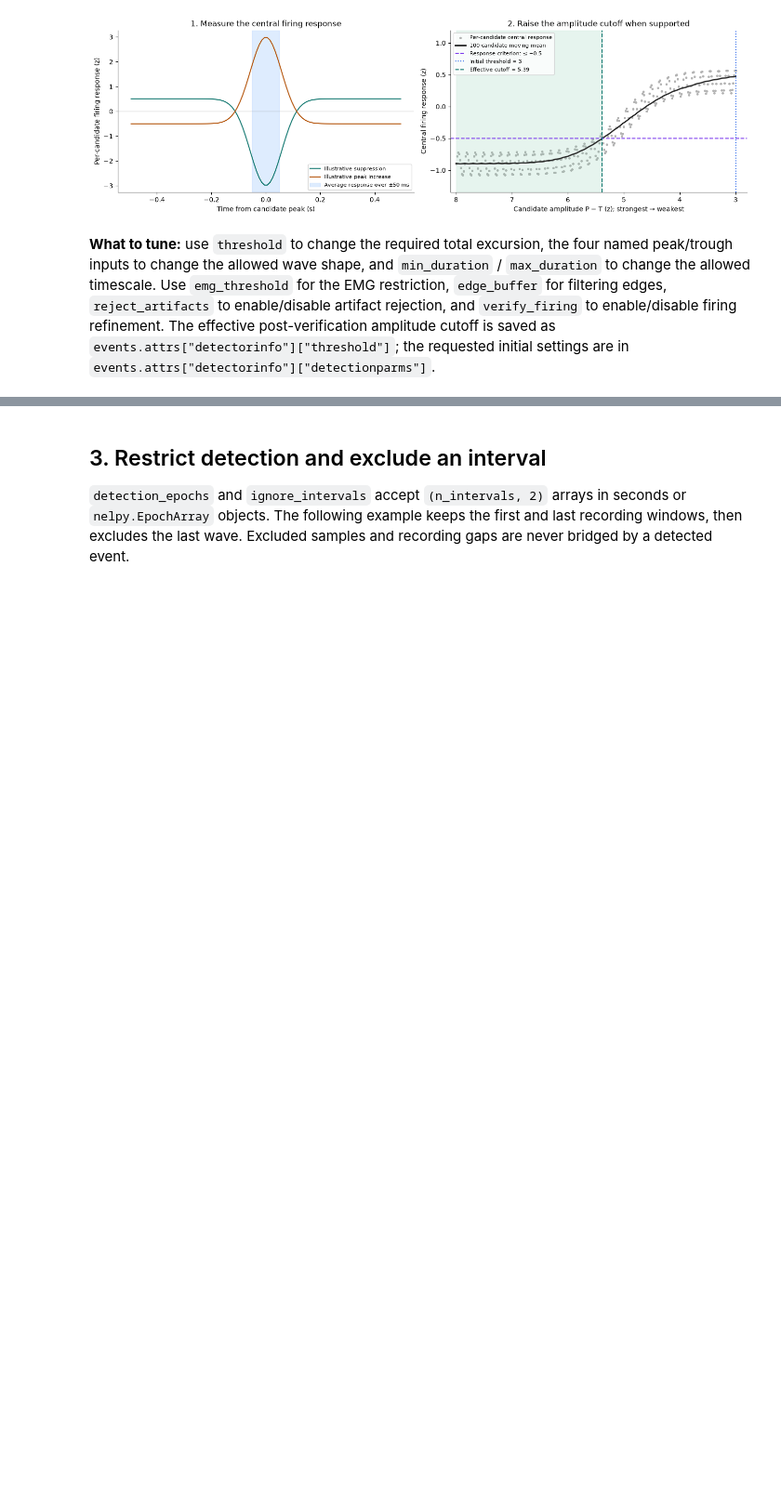
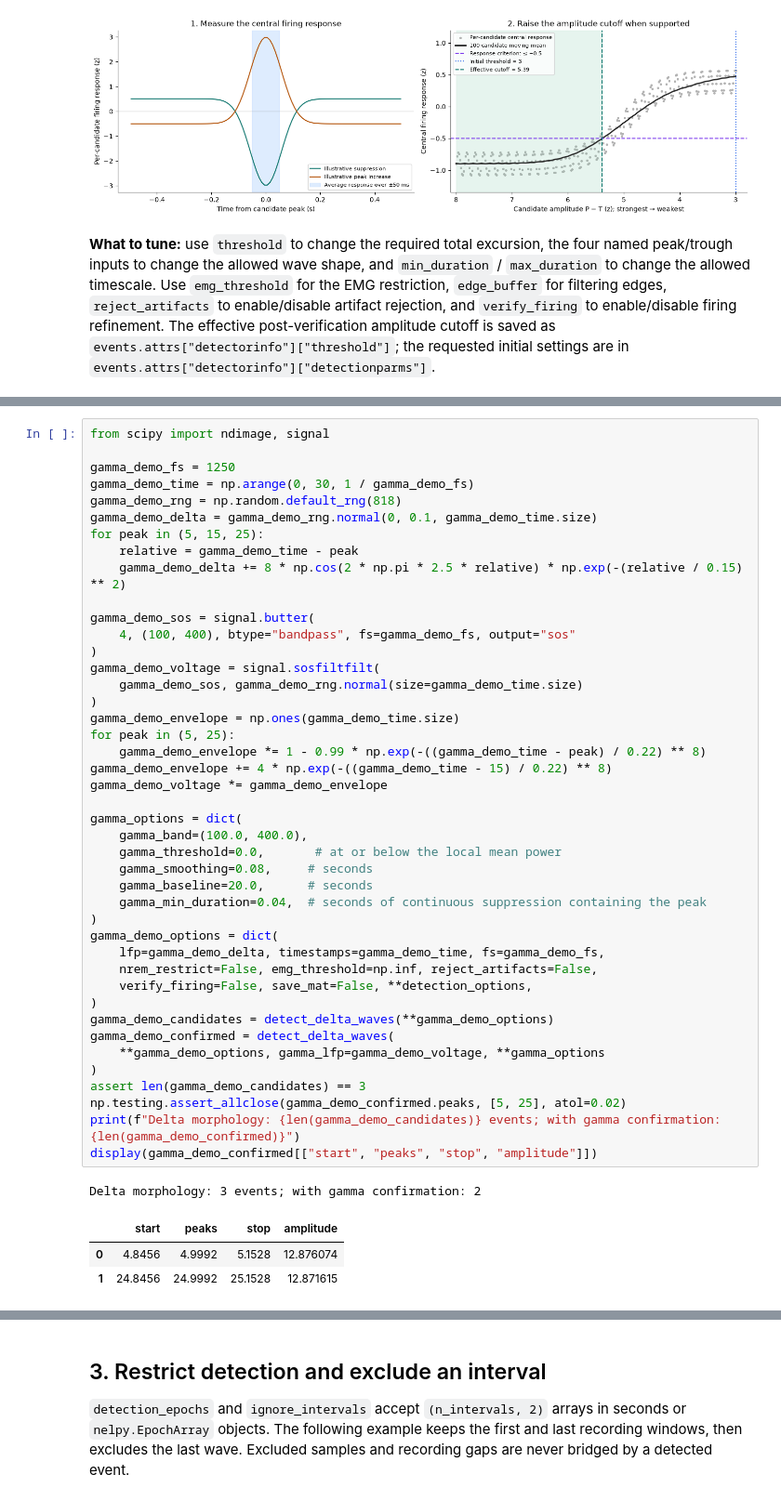
Before and after one commit to ryanharvey1/neuro_py, a Jupyter notebook: tutorials/delta_wave_detection.ipynb, the cells around one changed output, grey strips where cells are left out. Shown at 93% size. Cells and saved outputs as stored; diff of their text form; blank space fills up the shorter version.

```diff
--- a/tutorials/delta_wave_detection.ipynb
+++ b/tutorials/delta_wave_detection.ipynb
@@ -537,0 +564,48 @@ The effective post-verification amplitude cutoff is saved as
+# %%
+from scipy import ndimage, signal
+
+gamma_demo_fs = 1250
+gamma_demo_time = np.arange(0, 30, 1 / gamma_demo_fs)
+gamma_demo_rng = np.random.default_rng(818)
+gamma_demo_delta = gamma_demo_rng.normal(0, 0.1, gamma_demo_time.size)
+for peak in (5, 15, 25):
+    relative = gamma_demo_time - peak
+    gamma_demo_delta += 8 * np.cos(2 * np.pi * 2.5 * relative) * np.exp(-(relative / 0.15) ** 2)
+
+gamma_demo_sos = signal.butter(
+    4, (100, 400), btype="bandpass", fs=gamma_demo_fs, output="sos"
+)
+gamma_demo_voltage = signal.sosfiltfilt(
+    gamma_demo_sos, gamma_demo_rng.normal(size=gamma_demo_time.size)
+)
+gamma_demo_envelope = np.ones(gamma_demo_time.size)
+for peak in (5, 25):
+    gamma_demo_envelope *= 1 - 0.99 * np.exp(-((gamma_demo_time - peak) / 0.22) ** 8)
+gamma_demo_envelope += 4 * np.exp(-((gamma_demo_time - 15) / 0.22) ** 8)
+gamma_demo_voltage *= gamma_demo_envelope
+
+gamma_options = dict(
+    gamma_band=(100.0, 400.0),
+    gamma_threshold=0.0,       # at or below the local mean power
+    gamma_smoothing=0.08,     # seconds
+    gamma_baseline=20.0,      # seconds
+    gamma_min_duration=0.04,  # seconds of continuous suppression containing the peak
+)
+gamma_demo_options = dict(
+    lfp=gamma_demo_delta, timestamps=gamma_demo_time, fs=gamma_demo_fs,
+    nrem_restrict=False, emg_threshold=np.inf, reject_artifacts=False,
+    verify_firing=False, save_mat=False, **detection_options,
+)
+gamma_demo_candidates = detect_delta_waves(**gamma_demo_options)
+gamma_demo_confirmed = detect_delta_waves(
+    **gamma_demo_options, gamma_lfp=gamma_demo_voltage, **gamma_options
+)
+assert len(gamma_demo_candidates) == 3
+np.testing.assert_allclose(gamma_demo_confirmed.peaks, [5, 25], atol=0.02)
+print(f"Delta morphology: {len(gamma_demo_candidates)} events; with gamma confirmation: {len(gamma_demo_confirmed)}")
+display(gamma_demo_confirmed[["start", "peaks", "stop", "amplitude"]])
+# %% [output]
+Delta morphology: 3 events; with gamma confirmation: 2
+|  | start | peaks | stop | amplitude |
+| 0 | 4.8456 | 4.9992 | 5.1528 | 12.876074 |
+| 1 | 24.8456 | 24.9992 | 25.1528 | 12.871615 |
```
Also changed, not shown: parts of 7 cells of this notebook, 2 other files.
